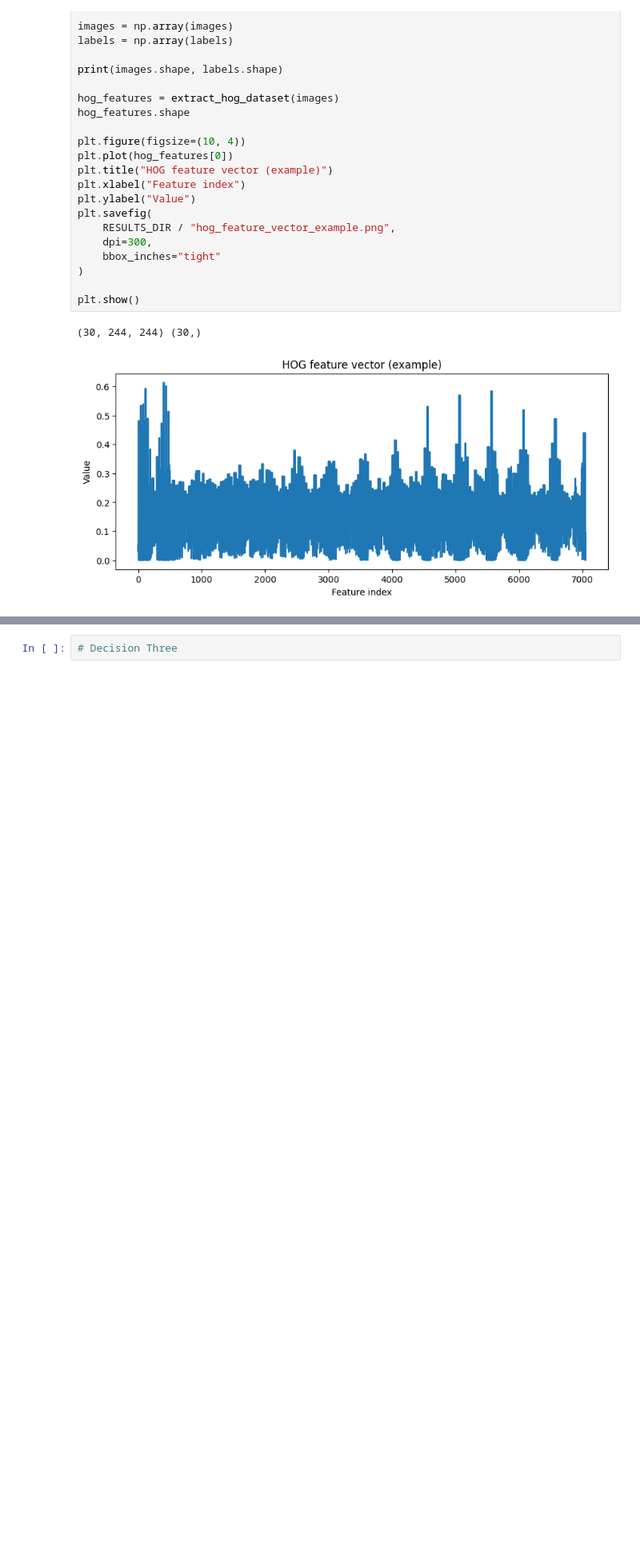
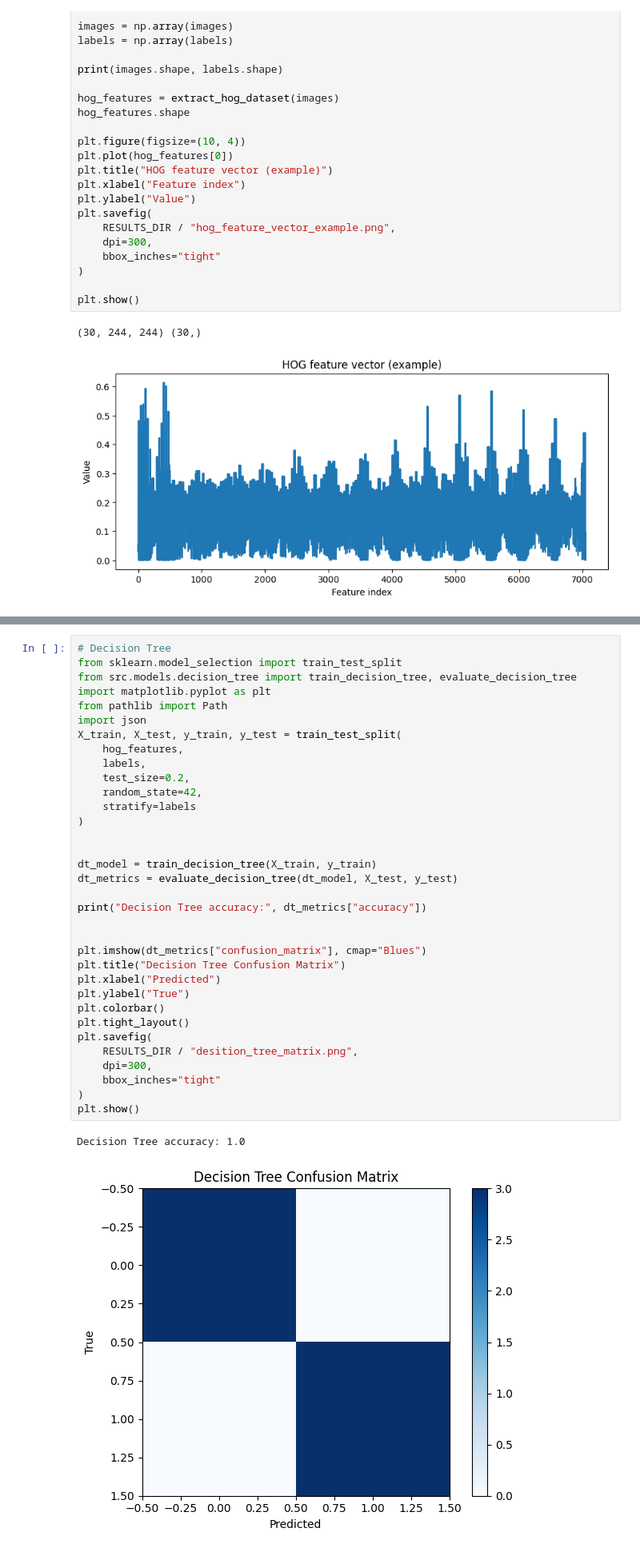
Before and after one commit to A01799073/AguacAIte-Labs, a Jupyter notebook: data/notebooks/03_feature_extraction.ipynb, the cells around one changed output, grey strips where cells are left out. Shown: that part at 80% size. Saved outputs shown, nothing was run; the diff lists cells and outputs as text; blank space fills up the shorter version.

```diff
--- a/data/notebooks/03_feature_extraction.ipynb
+++ b/data/notebooks/03_feature_extraction.ipynb
@@ -138,2 +129,37 @@ k=10 | accuracy=0.8333
 # %%
-# Decision Three
+# Decision Tree
+from sklearn.model_selection import train_test_split
+from src.models.decision_tree import train_decision_tree, evaluate_decision_tree
+import matplotlib.pyplot as plt
+from pathlib import Path
+import json
+X_train, X_test, y_train, y_test = train_test_split(
+    hog_features,
+    labels,
+    test_size=0.2,
+    random_state=42,
+    stratify=labels
+)
+
+
+dt_model = train_decision_tree(X_train, y_train)
+dt_metrics = evaluate_decision_tree(dt_model, X_test, y_test)
+
+print("Decision Tree accuracy:", dt_metrics["accuracy"])
+
+
+plt.imshow(dt_metrics["confusion_matrix"], cmap="Blues")
+plt.title("Decision Tree Confusion Matrix")
+plt.xlabel("Predicted")
+plt.ylabel("True")
+plt.colorbar()
+plt.tight_layout()
+plt.savefig(
+    RESULTS_DIR / "desition_tree_matrix.png",
+    dpi=300,
+    bbox_inches="tight"
+)
+plt.show()
+# %% [output]
+Decision Tree accuracy: 1.0
+[figure, added]
```
Also changed, not shown: parts of 2 cells of this notebook.
